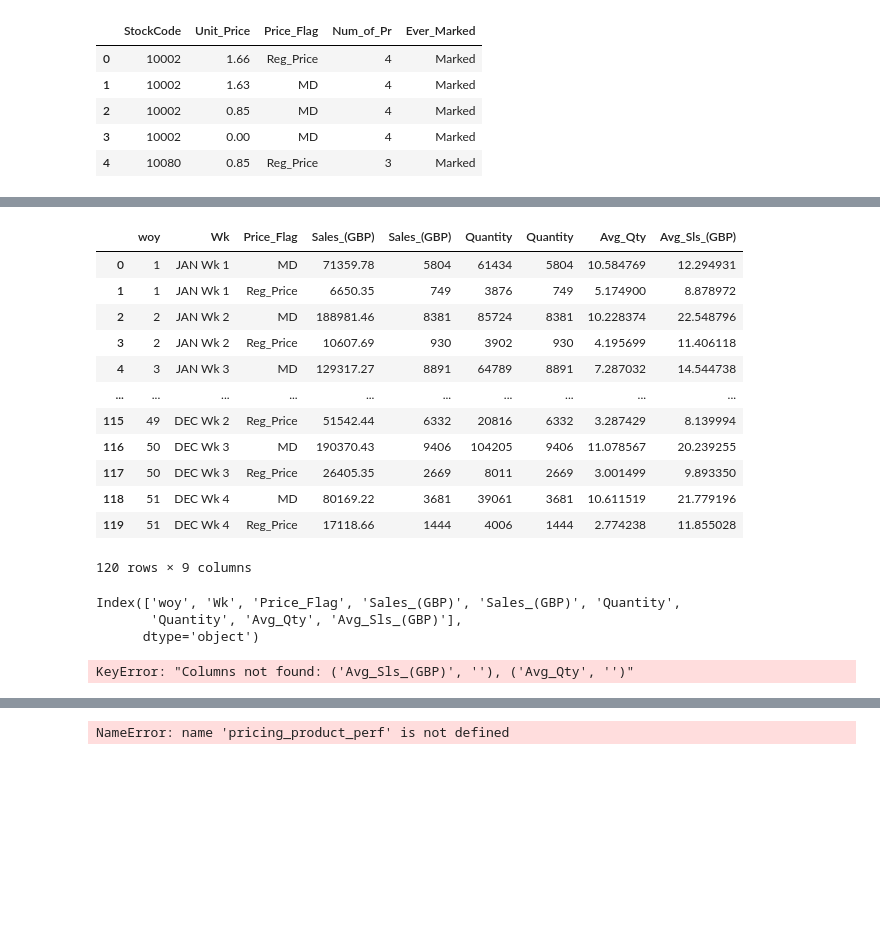
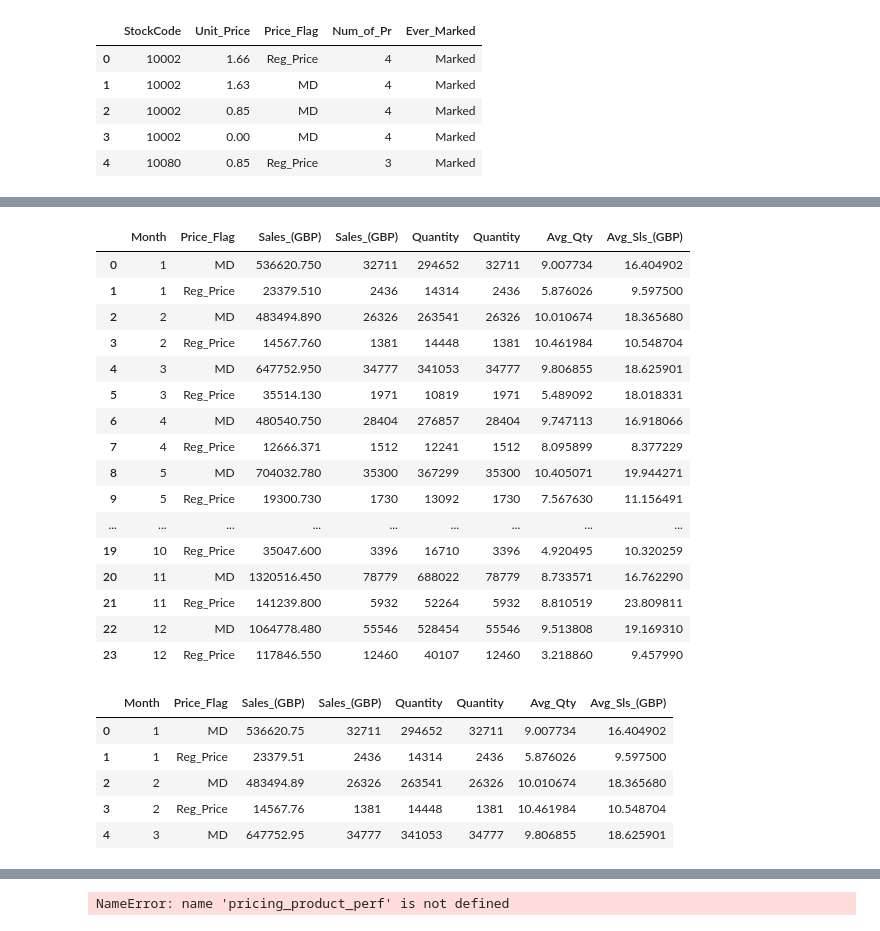
Before and after one commit to axpinkerton/projects, a Jupyter notebook: proj1nb.ipynb, the cells around one changed output, grey strips where cells are left out. Cells and saved outputs as stored; diff of their text form; code cells hidden in the pictures; blank space fills up the shorter version.

```diff
--- a/proj1nb.ipynb
+++ b/proj1nb.ipynb
@@ -486,34 +512,37 @@ reg_md.head()
 | 3 | 536365 | 84029G | KNITTED UNION FLAG HOT WATER BOTTLE | 6 | 3.39 | 17850.0 | United Kingdom | 2010-12-01 | 20.34 | ... |
 | 4 | 536365 | 84029E | RED WOOLLY HOTTIE WHITE HEART. | 6 | 3.39 | 17850.0 | United Kingdom | 2010-12-01 | 20.34 | ... |
 # %%
-final_pricing = reg_md.groupby(['woy','Wk','Price_Flag'])[['Sales_(GBP)','Quantity']].agg(['sum','count']).copy()
+final_pricing = reg_md.groupby(['Month','Price_Flag'])[['Sales_(GBP)','Quantity']].agg(['sum','count']).copy()
 final_pricing['Avg_Qty'] = final_pricing[('Quantity', 'sum')] / final_pricing[('Quantity', 'count')]
 final_pricing['Avg_Sls_(GBP)'] = final_pricing[('Sales_(GBP)', 'sum')] / final_pricing[('Sales_(GBP)', 'count')]
 final_pricing = final_pricing.reset_index()
 final_pricing.columns = final_pricing.columns.get_level_values(0)
 final_pricing
 # %% [output]
-|  | woy | Wk | Price_Flag | Sales_(GBP) | Sales_(GBP) | Quantity | Quantity | Avg_Qty | Avg_Sls_(GBP) |
-| 0 | 1 | JAN Wk 1 | MD | 71359.78 | 5804 | 61434 | 5804 | 10.584769 | 12.294931 |
-| 1 | 1 | JAN Wk 1 | Reg_Price | 6650.35 | 749 | 3876 | 749 | 5.174900 | 8.878972 |
-| 2 | 2 | JAN Wk 2 | MD | 188981.46 | 8381 | 85724 | 8381 | 10.228374 | 22.548796 |
-| 3 | 2 | JAN Wk 2 | Reg_Price | 10607.69 | 930 | 3902 | 930 | 4.195699 | 11.406118 |
-| 4 | 3 | JAN Wk 3 | MD | 129317.27 | 8891 | 64789 | 8891 | 7.287032 | 14.544738 |
-| ... | ... | ... | ... | ... | ... | ... | ... | ... | ... |
-| 115 | 49 | DEC Wk 2 | Reg_Price | 51542.44 | 6332 | 20816 | 6332 | 3.287429 | 8.139994 |
-| 116 | 50 | DEC Wk 3 | MD | 190370.43 | 9406 | 104205 | 9406 | 11.078567 | 20.239255 |
-| 117 | 50 | DEC Wk 3 | Reg_Price | 26405.35 | 2669 | 8011 | 2669 | 3.001499 | 9.893350 |
-| 118 | 51 | DEC Wk 4 | MD | 80169.22 | 3681 | 39061 | 3681 | 10.611519 | 21.779196 |
-| 119 | 51 | DEC Wk 4 | Reg_Price | 17118.66 | 1444 | 4006 | 1444 | 2.774238 | 11.855028 |
+|  | Month | Price_Flag | Sales_(GBP) | Sales_(GBP) | Quantity | Quantity | Avg_Qty | Avg_Sls_(GBP) |
+| 0 | 1 | MD | 536620.750 | 32711 | 294652 | 32711 | 9.007734 | 16.404902 |
+| 1 | 1 | Reg_Price | 23379.510 | 2436 | 14314 | 2436 | 5.876026 | 9.597500 |
+| 2 | 2 | MD | 483494.890 | 26326 | 263541 | 26326 | 10.010674 | 18.365680 |
+| 3 | 2 | Reg_Price | 14567.760 | 1381 | 14448 | 1381 | 10.461984 | 10.548704 |
+| 4 | 3 | MD | 647752.950 | 34777 | 341053 | 34777 | 9.806855 | 18.625901 |
+| 5 | 3 | Reg_Price | 35514.130 | 1971 | 10819 | 1971 | 5.489092 | 18.018331 |
+| 6 | 4 | MD | 480540.750 | 28404 | 276857 | 28404 | 9.747113 | 16.918066 |
+| 7 | 4 | Reg_Price | 12666.371 | 1512 | 12241 | 1512 | 8.095899 | 8.377229 |
+| 8 | 5 | MD | 704032.780 | 35300 | 367299 | 35300 | 10.405071 | 19.944271 |
+| 9 | 5 | Reg_Price | 19300.730 | 1730 | 13092 | 1730 | 7.567630 | 11.156491 |
+| ... | ... | ... | ... | ... | ... | ... | ... | ... |
+| 19 | 10 | Reg_Price | 35047.600 | 3396 | 16710 | 3396 | 4.920495 | 10.320259 |
+| 20 | 11 | MD | 1320516.450 | 78779 | 688022 | 78779 | 8.733571 | 16.762290 |
+| 21 | 11 | Reg_Price | 141239.800 | 5932 | 52264 | 5932 | 8.810519 | 23.809811 |
+| 22 | 12 | MD | 1064778.480 | 55546 | 528454 | 55546 | 9.513808 | 19.169310 |
+| 23 | 12 | Reg_Price | 117846.550 | 12460 | 40107 | 12460 | 3.218860 | 9.457990 |
-120 rows × 9 columns
 # %%
 final_pricing.columns
+final_pricing.head()
 # %% [output]
-Index(['woy', 'Wk', 'Price_Flag', 'Sales_(GBP)', 'Sales_(GBP)', 'Quantity',
-       'Quantity', 'Avg_Qty', 'Avg_Sls_(GBP)'],
-      dtype='object')
+|  | Month | Price_Flag | Sales_(GBP) | Sales_(GBP) | Quantity | Quantity | Avg_Qty | Avg_Sls_(GBP) |
+| 0 | 1 | MD | 536620.75 | 32711 | 294652 | 32711 | 9.007734 | 16.404902 |
+| 1 | 1 | Reg_Price | 23379.51 | 2436 | 14314 | 2436 | 5.876026 | 9.597500 |
+| 2 | 2 | MD | 483494.89 | 26326 | 263541 | 26326 | 10.010674 | 18.365680 |
+| 3 | 2 | Reg_Price | 14567.76 | 1381 | 14448 | 1381 | 10.461984 | 10.548704 |
+| 4 | 3 | MD | 647752.95 | 34777 | 341053 | 34777 | 9.806855 | 18.625901 |
-# %%
-all_reg_v_md = final_pricing.groupby(['woy', 'Price_Flag'])[[("Avg_Qty",""),('Avg_Sls_(GBP)','')]].agg(['mean'])
-all_reg_v_md
-# %% [output]
-KeyError: "Columns not found: ('Avg_Sls_(GBP)', ''), ('Avg_Qty', '')"
```
Also changed, not shown: parts of 8 cells of this notebook.
